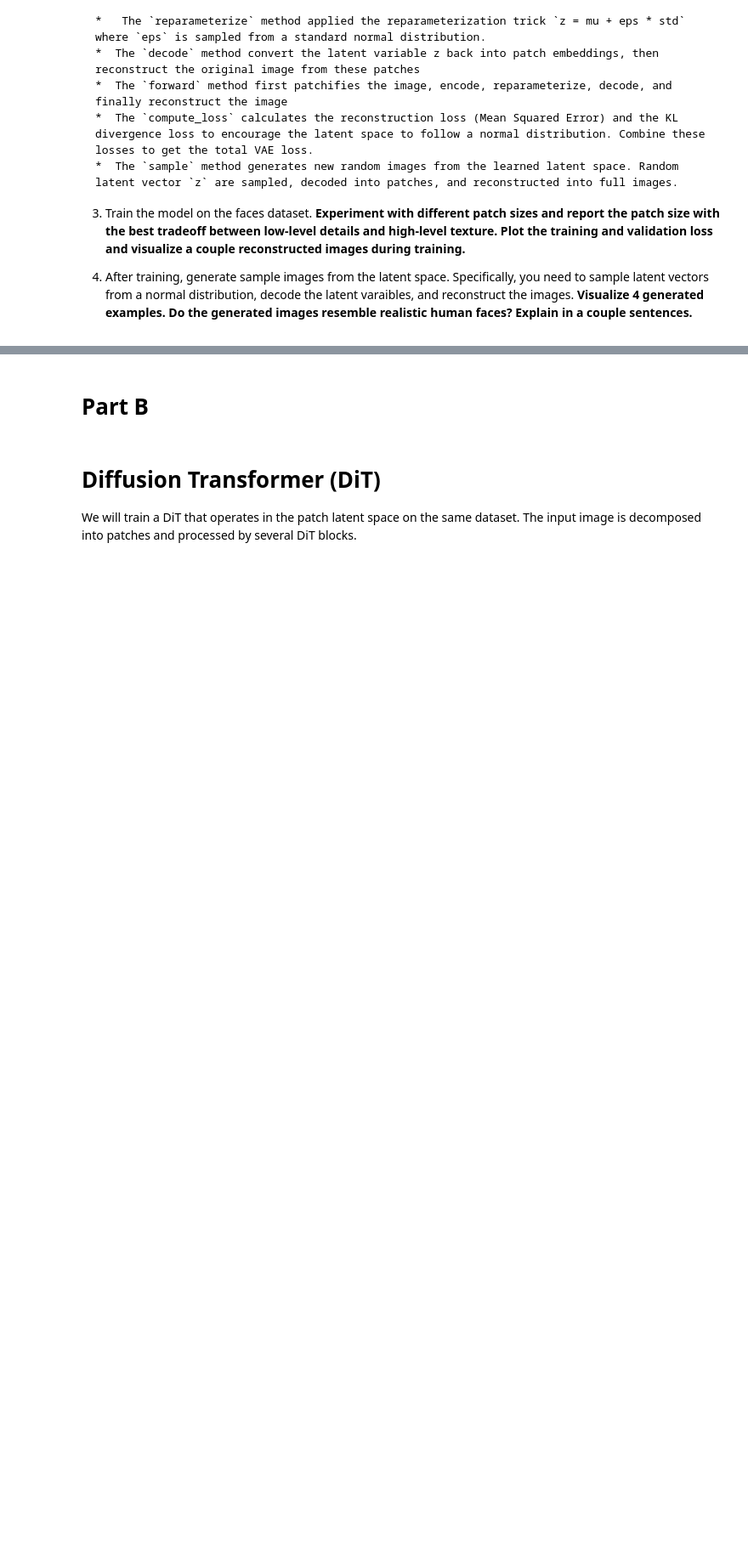
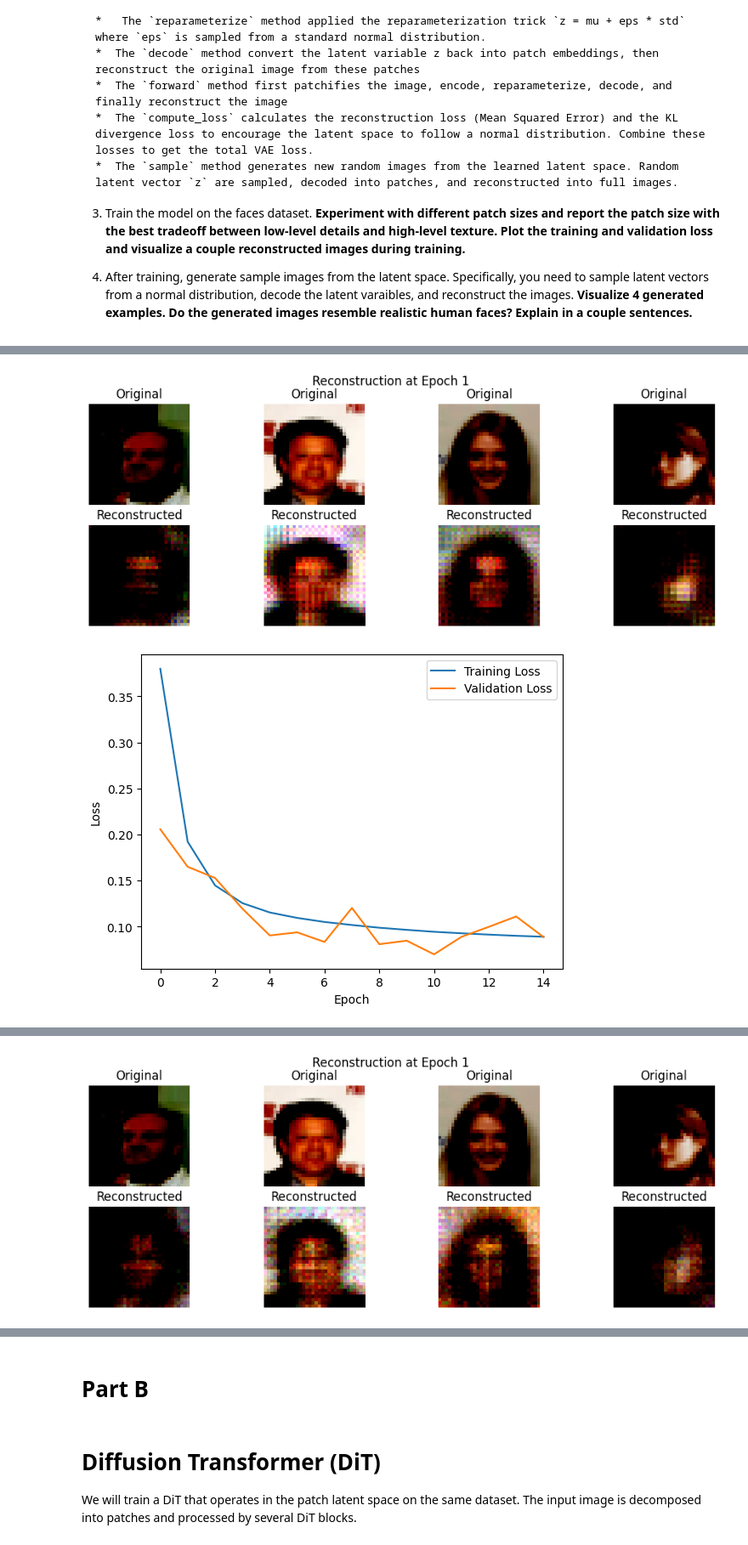
Before and after one commit to Carperis/machine_perception, a Jupyter notebook: P4 Diffusion/CIS6800_Diffusion_HW.ipynb, the cells around one changed output, grey strips where cells are left out. Shown at 85% size. Drawn from its saved outputs; the diff is of its cells as text; code cells hidden in the pictures; blank space fills up the shorter version.

```diff
--- a/P4 Diffusion/CIS6800_Diffusion_HW.ipynb
+++ b/P4 Diffusion/CIS6800_Diffusion_HW.ipynb
@@ -517,0 +566,26 @@ Epoch 6/15, Loss: 0.115, Recon Loss: 0.087, KL Loss: 0.083, Variance: 0.869
+# %%
+sizes = [2, 4, 8, 16]
+rand_indexs = torch.randint(0, len(dataloader), (4,))
+test_images = next(iter(dataloader))[rand_indexs]
+test_images = test_images.to(device)
+for patch_size in sizes:
+    checkpoint_path = f"best_vae_model_ps{patch_size}.pth"
+    vae = PatchVAE(patch_size=patch_size, img_channels=3, img_size=32, embed_dim=64, latent_dim=128, stride=patch_size).to(device)
+    vae.load_state_dict(torch.load(checkpoint_path))
+
+    print(f"Model with patch size {patch_size}:")
+    test_patchvae(vae, test_images)
+
+    import json
+    with open(f"best_vae_model_ps{patch_size}.json", "r") as f:
+        data = json.load(f)
+        losses = data["losses"]
+        val_losses = data["val_losses"]
+
+    plt.plot(losses, label="Training Loss")
+    plt.plot(val_losses, label="Validation Loss")
+    plt.xlabel("Epoch")
+    plt.ylabel("Loss")
+    plt.legend()
+    plt.show()
+# %% [output]
@@ -517,0 +594,2 @@ Epoch 6/15, Loss: 0.115, Recon Loss: 0.087, KL Loss: 0.083, Variance: 0.869
+[figure, added]
+[figure, added]
@@ -517,0 +598 @@ Epoch 6/15, Loss: 0.115, Recon Loss: 0.087, KL Loss: 0.083, Variance: 0.869
+[figure, added]
```
Also changed, not shown: parts of 7 cells of this notebook, 1 other file.
